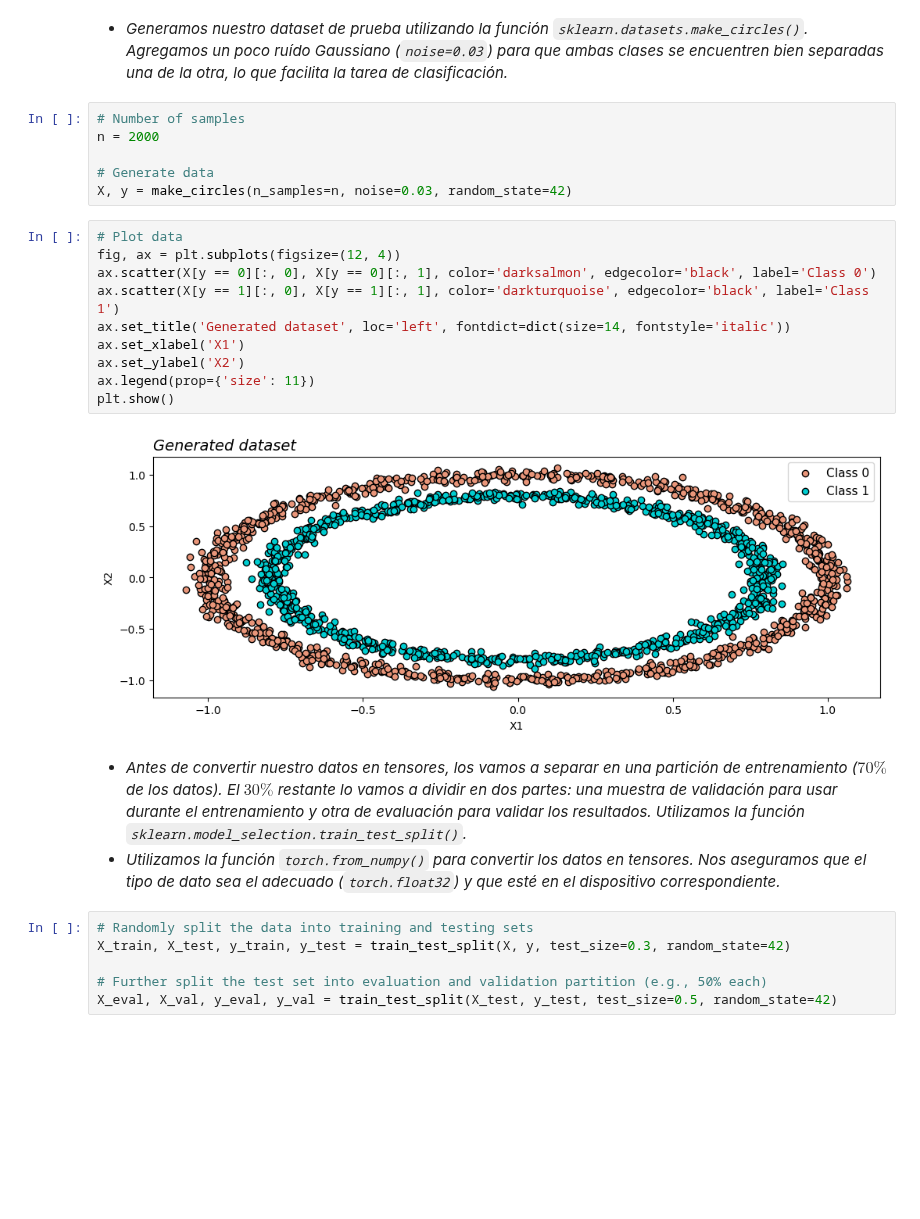
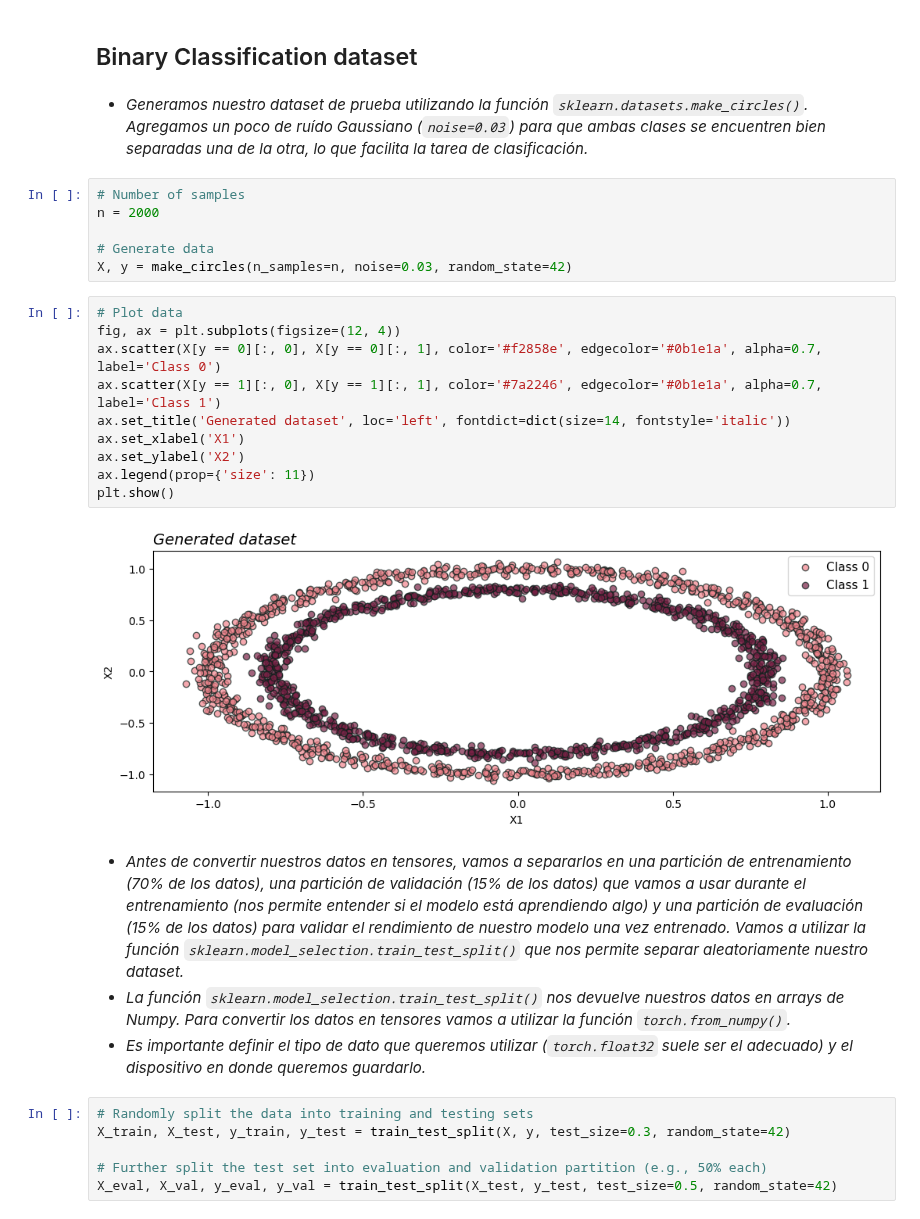
Before and after one commit to nicokossacoff/data-science-library, a Jupyter notebook: coding/py-torch/01-classification/01.1-data-preparation.ipynb, the cells around one changed output. Cells and saved outputs as stored; diff of their text form; blank space fills up the shorter version.

```diff
--- a/coding/py-torch/01-classification/01.1-data-preparation.ipynb
+++ b/coding/py-torch/01-classification/01.1-data-preparation.ipynb
@@ -15,5 +15,7 @@ config = Config()
+# %% [markdown]
+## Binary Classification dataset
 # %% [markdown]
-- *Generamos nuestro dataset de prueba utilizando la función `sklearn.datasets.make_circles()`. Agregamos un poco ruído Gaussiano (`noise=0.03`) para que ambas clases se encuentren bien separadas una de la otra, lo que facilita la tarea de clasificación.*
+- *Generamos nuestro dataset de prueba utilizando la función `sklearn.datasets.make_circles()`. Agregamos un poco de ruído Gaussiano (`noise=0.03`) para que ambas clases se encuentren bien separadas una de la otra, lo que facilita la tarea de clasificación.*
 # %%
 # Number of samples
 n = 2000
@@ -23,18 +25,19 @@ X, y = make_circles(n_samples=n, noise=0.03, random_state=42)
 # %%
 # Plot data
 fig, ax = plt.subplots(figsize=(12, 4))
-ax.scatter(X[y == 0][:, 0], X[y == 0][:, 1], color='darksalmon', edgecolor='black', label='Class 0')
-ax.scatter(X[y == 1][:, 0], X[y == 1][:, 1], color='darkturquoise', edgecolor='black', label='Class 1')
+ax.scatter(X[y == 0][:, 0], X[y == 0][:, 1], color='#f2858e', edgecolor='#0b1e1a', alpha=0.7, label='Class 0')
+ax.scatter(X[y == 1][:, 0], X[y == 1][:, 1], color='#7a2246', edgecolor='#0b1e1a', alpha=0.7, label='Class 1')
 ax.set_title('Generated dataset', loc='left', fontdict=dict(size=14, fontstyle='italic'))
 ax.set_xlabel('X1')
 ax.set_ylabel('X2')
 ax.legend(prop={'size': 11})
 plt.show()
 # %% [output]
-[figure, old version]
+[figure, new version]
 # %% [markdown]
-- *Antes de convertir nuestro datos en tensores, los vamos a separar en una partición de entrenamiento ($70\%$ de los datos). El $30\%$ restante lo vamos a dividir en dos partes: una muestra de validación para usar durante el entrenamiento y otra de evaluación para validar los resultados. Utilizamos la función `sklearn.model_selection.train_test_split()`.*
-- *Utilizamos la función `torch.from_numpy()` para convertir los datos en tensores. Nos aseguramos que el tipo de dato sea el adecuado (`torch.float32`) y que esté en el dispositivo correspondiente.*
+- *Antes de convertir nuestros datos en tensores, vamos a separarlos en una partición de entrenamiento (70% de los datos), una partición de validación (15% de los datos) que vamos a usar durante el entrenamiento (nos permite entender si el modelo está aprendiendo algo) y una partición de evaluación (15% de los datos) para validar el rendimiento de nuestro modelo una vez entrenado. Vamos a utilizar la función `sklearn.model_selection.train_test_split()` que nos permite separar aleatoriamente nuestro dataset.*
+- *La función `sklearn.model_selection.train_test_split()` nos devuelve nuestros datos en arrays de Numpy. Para convertir los datos en tensores vamos a utilizar la función `torch.from_numpy()`.*
+- *Es importante definir el tipo de dato que queremos utilizar (`torch.float32` suele ser el adecuado) y el dispositivo en donde queremos guardarlo.*
 # %%
 # Randomly split the data into training and testing sets
 X_train, X_test, y_train, y_test = train_test_split(X, y, test_size=0.3, random_state=42)
```
Also changed, not shown: parts of 14 cells of this notebook.
